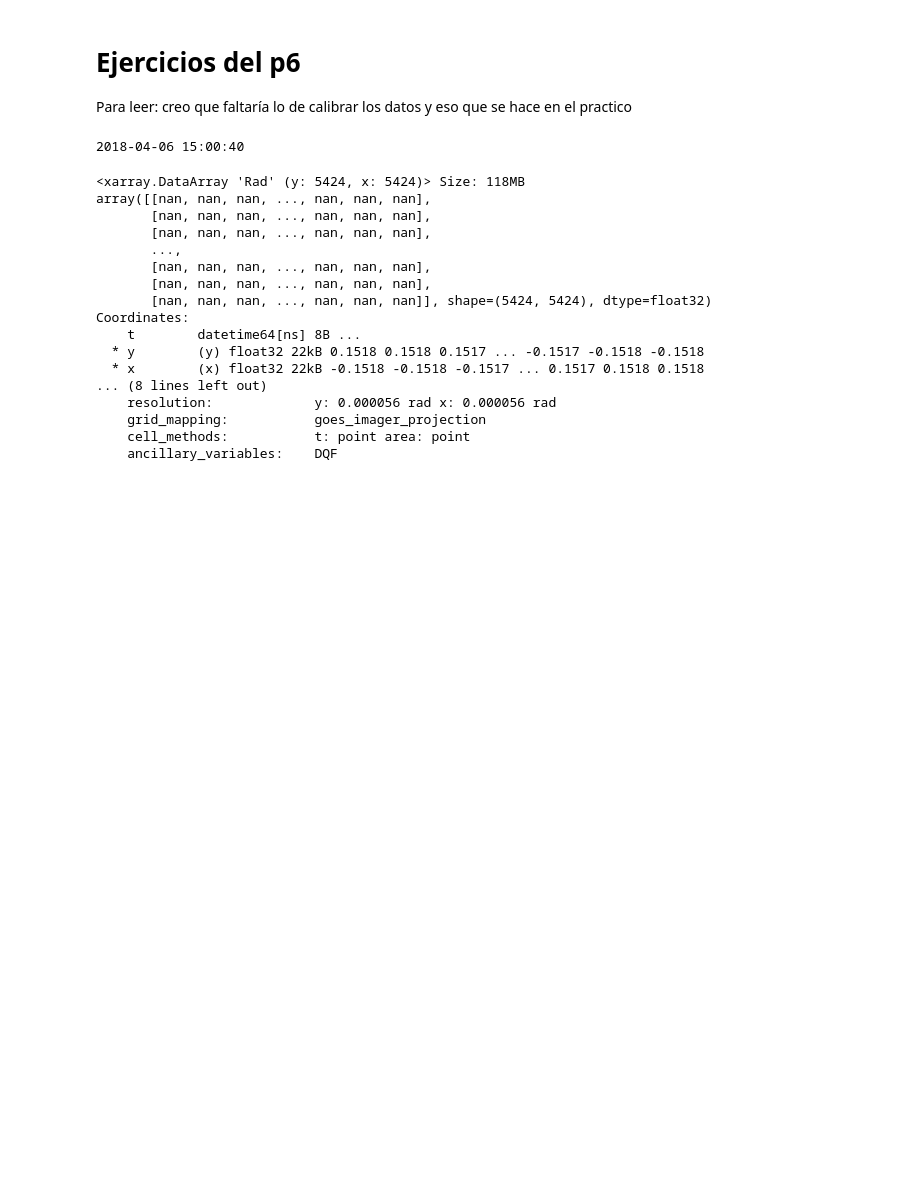
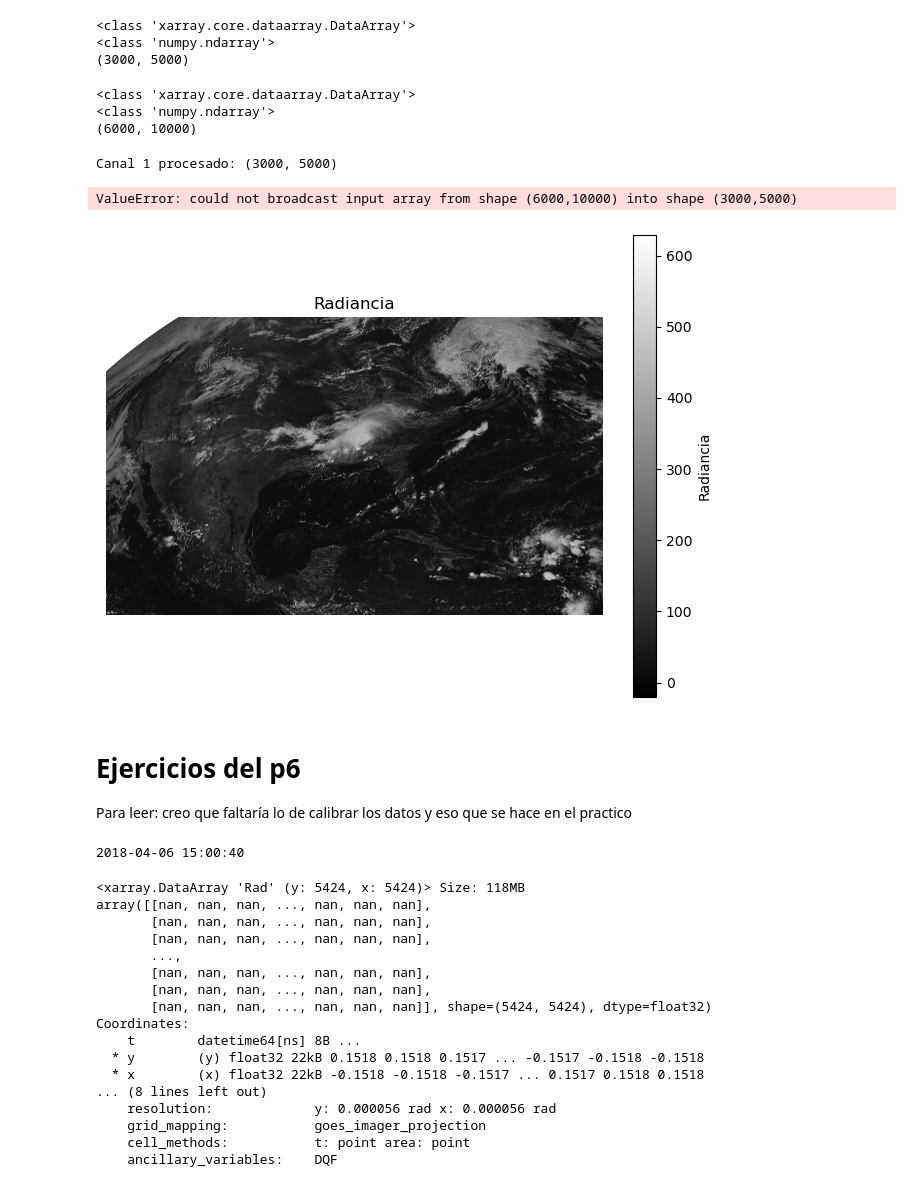
Before and after one commit to benjaminalv00/trabajo_especial, a Jupyter notebook: notebooks/pruebas.ipynb, the cells around one changed output. Cells and saved outputs as stored; diff of their text form; code cells hidden in the pictures; blank space fills up the shorter version.

```diff
--- a/notebooks/pruebas.ipynb
+++ b/notebooks/pruebas.ipynb
@@ -7,16 +13,18 @@ from goes_rgb.aws_interface import *
 import glob
 
 # Buscar todos los archivos NetCDF en data/
-archivos = glob.glob("../data/*.nc")
-if not archivos:
-    print("No se encontraron archivos en la carpeta data/")
-else:
-    for path in archivos:
-        print(f"Visualizando: {path}")
-        try:
-            ds = open_goes_file(path)
-            rad = get_radiance_array(ds)
-            plot_radiance(rad, titulo=path.split("/")[-1])
-        except Exception as e:
-            print(f"Error al procesar {path}: {e}")
+archivos = glob.glob("data/*.nc")
+archivos = archivos[:3]
+archivos
+# if not archivos:
+#     print("No se encontraron archivos en la carpeta data/")
+# else:
+#     for path in archivos:
+#         print(f"Visualizando: {path}")
+#         try:
+#             ds = open_goes_file(path)
+#             rad = get_radiance_array(ds)
+#             plot_radiance(rad, titulo=path.split("/")[-1])
+#         except Exception as e:
+#             print(f"Error al procesar {path}: {e}")
 # %% [output]
@@ -29,3 +34,49 @@ Visualizando: ../data/OR_ABI-L1b-RadC-M6C03_G16_s20232201801171_e20232201803544_
+# %%
+#vamos a armar ahora una imagen RGB, para eso guardamos los datos de cada canal en un array
+datasets = []
+
+for path in archivos:
+    try:
+        ds = open_goes_file(path)
+        datasets.append(ds)
+    except Exception as e:
+        print(f"Error al procesar {path}: {e}")
+# %%
+import numpy as np
+
+print(type((datasets[0])["Rad"]))
+print((type(get_radiance_array(datasets[0]))))
+print((get_radiance_array(datasets[0])).shape)
+(filas, columnas) = (get_radiance_array(datasets[0])).shape
+rgb_img = np.zeros((filas, columnas, 3), dtype=np.float32)
+# %% [output]
+<class 'xarray.core.dataarray.DataArray'>
+<class 'numpy.ndarray'>
+(3000, 5000)
+# %%
+# problema: la banda 2 no es igual a las otras dos bandas
+print(type((datasets[1])["Rad"]))
+print((type(get_radiance_array(datasets[1]))))
+print((get_radiance_array(datasets[1])).shape)
+(filas, columnas) = (get_radiance_array(datasets[1])).shape
+#rgb_img = np.zeros((filas, columnas, 3), dtype=np.float32)
+# %% [output]
+<class 'xarray.core.dataarray.DataArray'>
+<class 'numpy.ndarray'>
+(6000, 10000)
+# %%
+
+for i,ds in enumerate(datasets):
+    rad = get_radiance_array(ds)
+    rgb_img[:, :, i] = rad
+    print(f"Canal {i+1} procesado: {rad.shape}")
+# %% [output]
+Canal 1 procesado: (3000, 5000)
+ValueError: could not broadcast input array from shape (6000,10000) into shape (3000,5000)
+# %%
+plot_radiance(get_radiance_array(datasets[1]))
+# %% [output]
+[figure, added]
 # %% [markdown]
 # Ejercicios del p6
 
```
Also changed, not shown: parts of 2 cells of this notebook, 1 other file.
